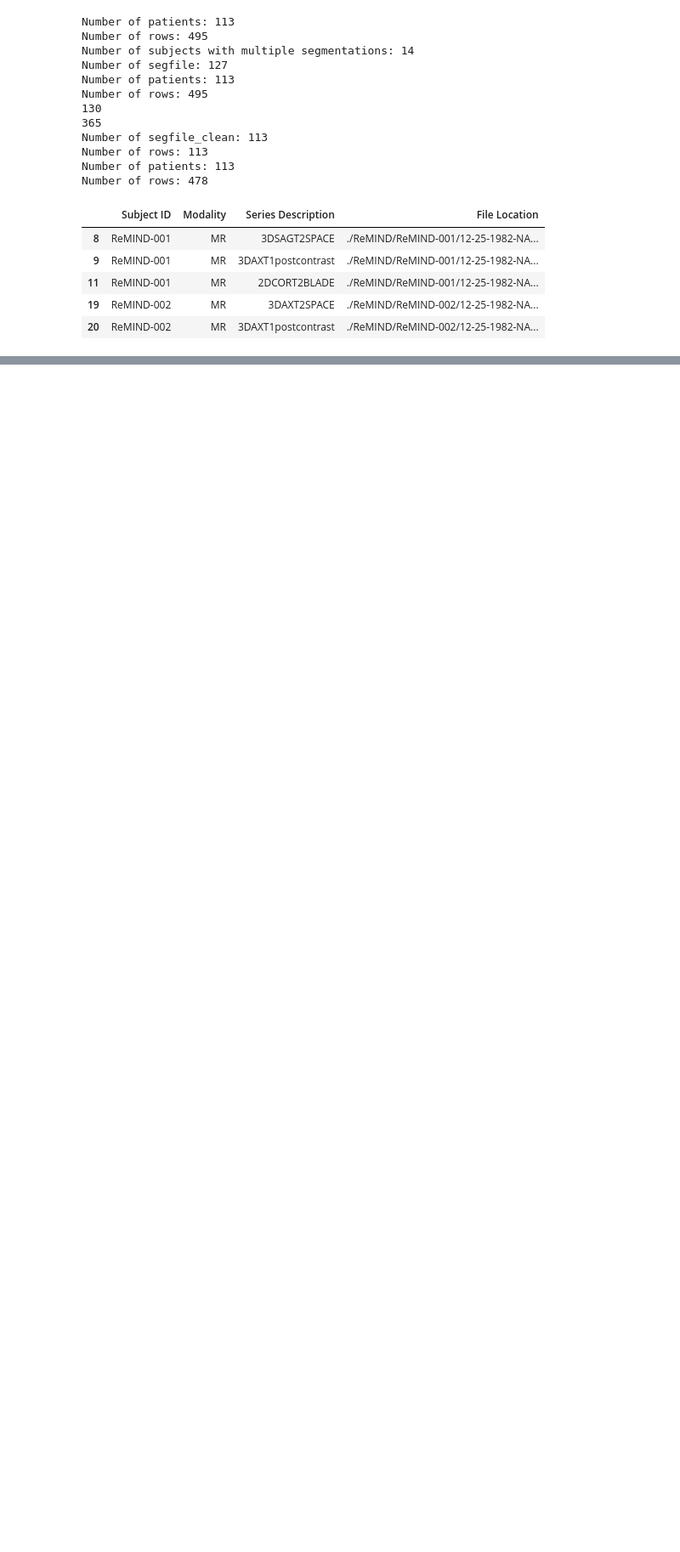
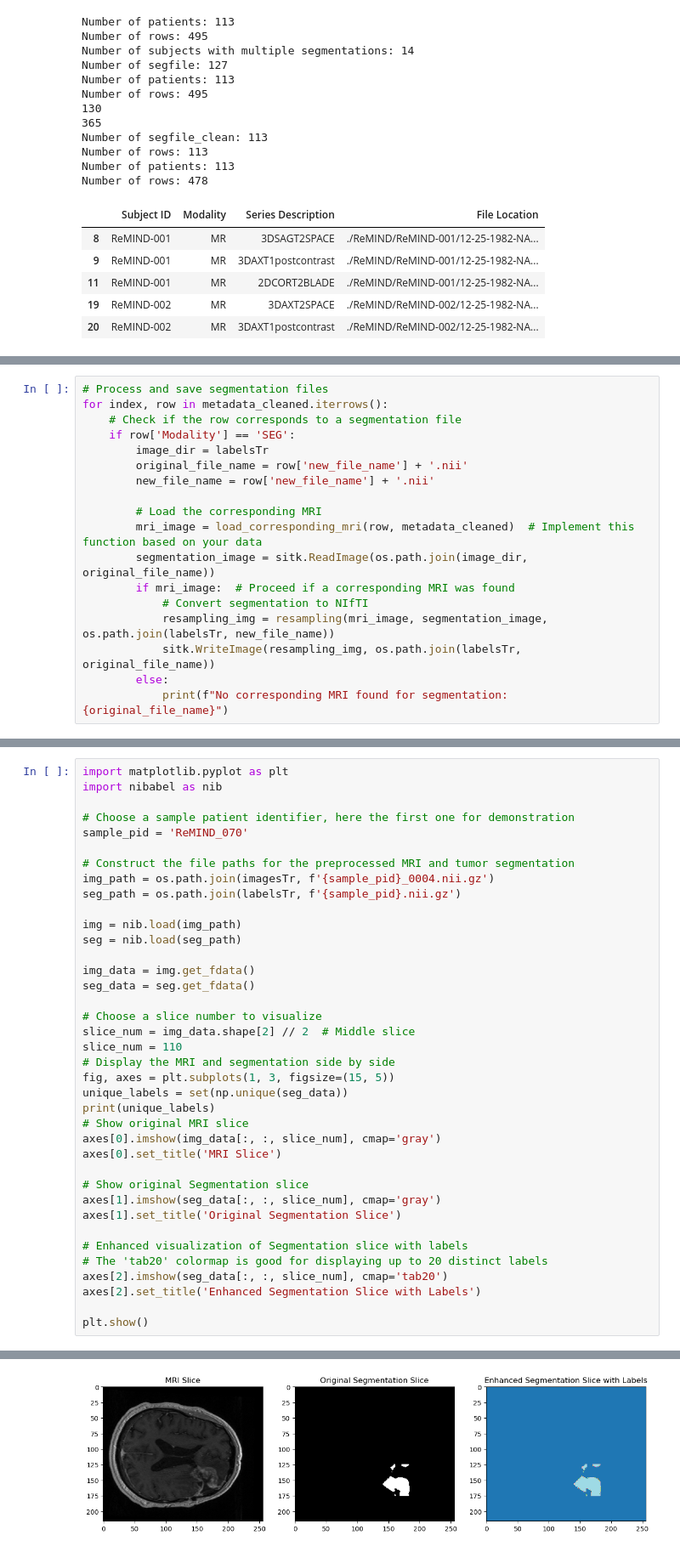
Before and after one commit to merve017/braintumorsegmentation, a Jupyter notebook: BrainSegmentation.ipynb, the cells around one changed output, grey strips where cells are left out. Shown at 85% size. Saved outputs shown, nothing was run; the diff lists cells and outputs as text; blank space fills up the shorter version.

```diff
--- a/BrainSegmentation.ipynb
+++ b/BrainSegmentation.ipynb
@@ -716,0 +1130,18 @@ metadata[['Subject ID', 'Modality', 'Series Description', 'new_file_name']].head
+# %%
+# Process and save segmentation files
+for index, row in metadata_cleaned.iterrows():
+    # Check if the row corresponds to a segmentation file
+    if row['Modality'] == 'SEG':
+        image_dir = labelsTr
+        original_file_name = row['new_file_name'] + '.nii'
+        new_file_name = row['new_file_name'] + '.nii'
+
+        # Load the corresponding MRI
+        mri_image = load_corresponding_mri(row, metadata_cleaned)  # Implement this function based on your data
+        segmentation_image = sitk.ReadImage(os.path.join(image_dir, original_file_name))
+        if mri_image:  # Proceed if a corresponding MRI was found
+            # Convert segmentation to NIfTI
+            resampling_img = resampling(mri_image, segmentation_image, os.path.join(labelsTr, new_file_name))
+            sitk.WriteImage(resampling_img, os.path.join(labelsTr, original_file_name))
+        else:
+            print(f"No corresponding MRI found for segmentation: {original_file_name}")
@@ -716,0 +1290,39 @@ metadata[['Subject ID', 'Modality', 'Series Description', 'new_file_name']].head
+# %%
+import matplotlib.pyplot as plt
+import nibabel as nib
+
+# Choose a sample patient identifier, here the first one for demonstration
+sample_pid = 'ReMIND_070'
+
+# Construct the file paths for the preprocessed MRI and tumor segmentation
+img_path = os.path.join(imagesTr, f'{sample_pid}_0004.nii.gz')
+seg_path = os.path.join(labelsTr, f'{sample_pid}.nii.gz')
+
+img = nib.load(img_path)
+seg = nib.load(seg_path)
+
+img_data = img.get_fdata()
+seg_data = seg.get_fdata()
+
+# Choose a slice number to visualize
+slice_num = img_data.shape[2] // 2  # Middle slice
+slice_num = 110
+# Display the MRI and segmentation side by side
+fig, axes = plt.subplots(1, 3, figsize=(15, 5))
+unique_labels = set(np.unique(seg_data))
+print(unique_labels)
+# Show original MRI slice
+axes[0].imshow(img_data[:, :, slice_num], cmap='gray')
+axes[0].set_title('MRI Slice')
+
+# Show original Segmentation slice
+axes[1].imshow(seg_data[:, :, slice_num], cmap='gray')
+axes[1].set_title('Original Segmentation Slice')
+
+# Enhanced visualization of Segmentation slice with labels
+# The 'tab20' colormap is good for displaying up to 20 distinct labels
+axes[2].imshow(seg_data[:, :, slice_num], cmap='tab20')
+axes[2].set_title('Enhanced Segmentation Slice with Labels')
+
+plt.show()
+# %% [output]
@@ -716,0 +1330 @@ metadata[['Subject ID', 'Modality', 'Series Description', 'new_file_name']].head
+[figure, added]
```
Also changed, not shown: parts of 47 cells of this notebook, 1 other file.
